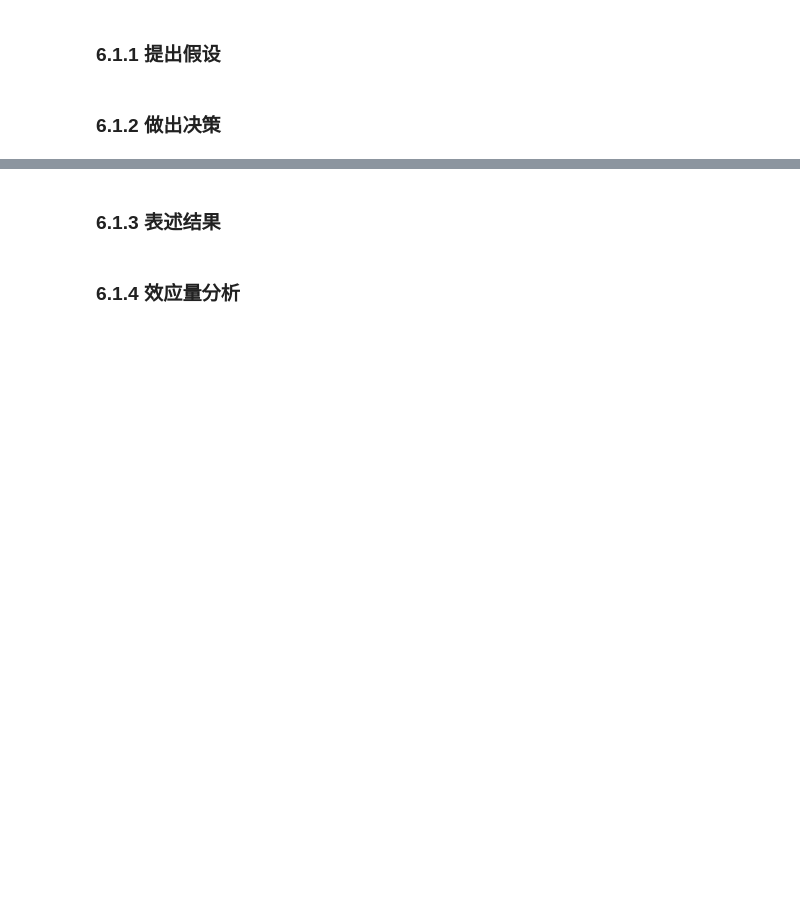
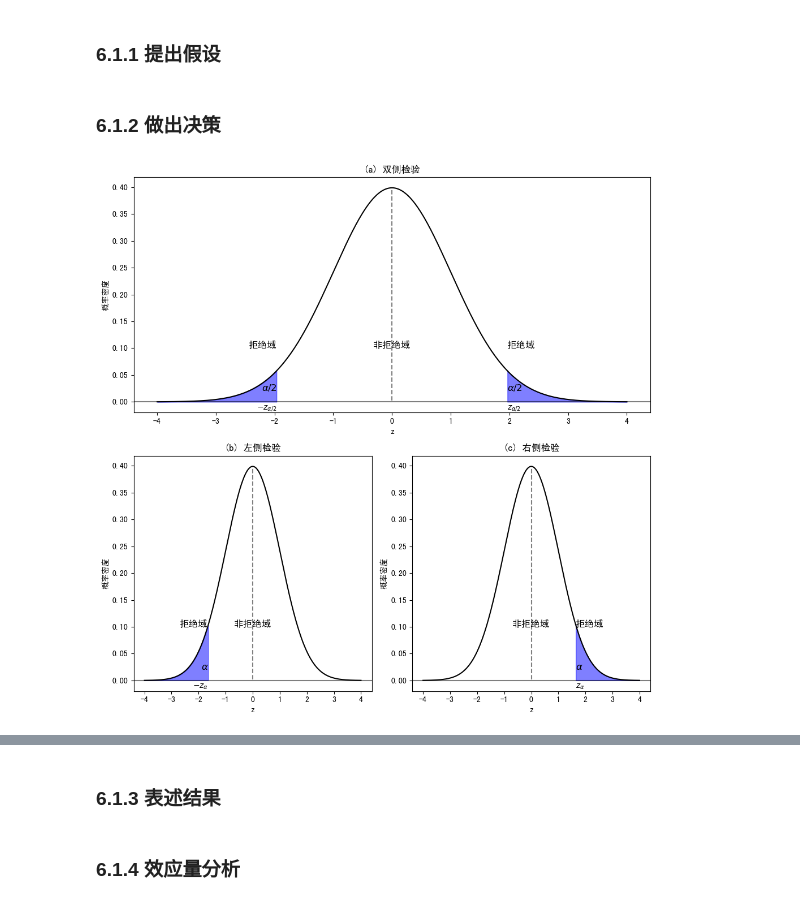
Before and after one commit to z-my-cn/Py4s, a Jupyter notebook: 第6章假设检验.ipynb, the cells around one changed output, grey strips where cells are left out. Saved outputs shown, nothing was run; the diff lists cells and outputs as text; code cells hidden in the pictures; blank space fills up the shorter version.

```diff
--- a/第6章假设检验.ipynb
+++ b/第6章假设检验.ipynb
@@ -6,11 +6,78 @@
 # 本章需要用到的库
 import numpy as np # 导入numpy库
 import pandas as pd # 导入pandas库
-from scipy.stats import ttest_1samp, ttest_rel, norm # 导入假设检验函数: 单样本t检验、配对样本t检验、正态分布
+import matplotlib.pyplot as plt # 导入matplotlib库
+import seaborn as sns # 导入seaborn库
+from scipy.stats import ttest_1samp, ttest_rel # 导入假设检验函数: 单样本t检验、配对样本t检验
+from scipy.stats import norm, chi2, f # 导入分布函数: 正态分布、卡方分布、F分布
+from scipy.stats import shapiro, kstest # 导入假设检验函数: 正态性检验
+import statsmodels.api as sm # 导入statsmodels库
 from statsmodels.stats.weightstats import ztest, ttest_ind # 导入假设检验函数: z检验和独立样本t检验
+
+# 设置初始化
+plt.rcParams['font.sans-serif'] = ['SimHei'] # 用来正常显示中文标签
+plt.rcParams['axes.unicode_minus'] = False # 用来正常显示负号
 # %% [markdown]
 ## 6.1 假设检验的原理
 # %% [markdown]
 ### 6.1.1 提出假设
 # %% [markdown]
 ### 6.1.2 做出决策
+# %%
+# 显著性水平、拒绝域和临界值
+plt.figure(figsize=(10, 10)) # 设置画布大小
+x = np.linspace(-4, 4, 1000) # 生成-4到4之间的1000个点
+y = norm.pdf(x, 0, 1) # 生成标准正态分布的概率密度函数
+alpha = 0.05 # 设置显著性水平
+
+plt.subplot(211) # 设置子图1
+plt.plot(x, y, color='black') # 绘制标准正态分布的概率密度函数
+z1 = norm.ppf(alpha/2, 0, 1) # 计算左侧临界值
+z2 = norm.ppf(1-alpha/2, 0, 1) # 计算右侧临界值
+plt.fill_between(x, y, 0, where=(x<=z1), color='b', alpha=0.5) # 绘制左侧拒绝域
+plt.fill_between(x, y, 0, where=(x>=z2), color='b', alpha=0.5) # 绘制右侧拒绝域
+plt.axvline(x=0, ymin=0.05, ymax=0.95, c='black', linestyle='--', alpha=0.5) # 绘制均值线
+plt.axhline(y=0, c='black', linestyle='-', alpha=0.5) # 绘制底部基线
+plt.text(0, 0.1, '非拒绝域', fontsize=12, ha='center') # 显示非拒绝域
+plt.text(z1, 0.1, '拒绝域', fontsize=12, ha='right') # 显示拒绝域
+plt.text(z1, 0.02, r'$\alpha/2$', fontsize=12, ha='right') # 显示左侧概率
+plt.text(z1, -0.015, r'$-z_{\alpha/2}$', fontsize=10, ha='right') # 显示左侧临界值
+plt.text(z2, 0.1, '拒绝域', fontsize=12, ha='left') # 显示拒绝域
+plt.text(z2, 0.02, r'$\alpha/2$', fontsize=12, ha='left') # 显示右侧概率
+plt.text(z2, -0.015, r'$z_{\alpha/2}$', fontsize=10, ha='left') # 显示右侧临界值
+plt.xlabel('z') # 设置x轴标签
+plt.ylabel('概率密度') # 设置y轴标签
+plt.title('(a) 双侧检验') # 设置标题
+
+plt.subplot(223) # 设置子图2
+plt.plot(x, y, color='black') # 绘制标准正态分布的概率密度函数
+z = norm.ppf(alpha, 0, 1) # 计算临界值
+plt.fill_between(x, y, 0, where=(x<=z), color='b', alpha=0.5) # 绘制拒绝域
+plt.axvline(x=0, ymin=0.05, ymax=0.95, c='black', linestyle='--', alpha=0.5) # 绘制均值线
+plt.axhline(y=0, c='black', linestyle='-', alpha=0.5) # 绘制底部基线
+plt.text(0, 0.1, '非拒绝域', fontsize=12, ha='center') # 显示非拒绝域
+plt.text(z, 0.1, '拒绝域', fontsize=12, ha='right') # 显示拒绝域
+plt.text(z, 0.02, r'$\alpha$', fontsize=12, ha='right') # 显示概率
+plt.text(z, -0.015, r'$-z_{\alpha}$', fontsize=10, ha='right') # 显示临界值
+plt.xlabel('z') # 设置x轴标签
+plt.ylabel('概率密度') # 设置y轴标签
+plt.title('(b) 左侧检验') # 设置标题
+
+plt.subplot(224) # 设置子图3
+plt.plot(x, y, color='black') # 绘制标准正态分布的概率密度函数
+z = norm.ppf(1-alpha, 0, 1) # 计算临界值
+plt.fill_between(x, y, 0, where=(x>=z), color='b', alpha=0.5) # 绘制拒绝域
+plt.axvline(x=0, ymin=0.05, ymax=0.95, c='black', linestyle='--', alpha=0.5) # 绘制均值线
+plt.axhline(y=0, c='black', linestyle='-', alpha=0.5) # 绘制底部基线
+plt.text(0, 0.1, '非拒绝域', fontsize=12, ha='center') # 显示非拒绝域
+plt.text(z, 0.1, '拒绝域', fontsize=12, ha='left') # 显示拒绝域
+plt.text(z, 0.02, r'$\alpha$', fontsize=12, ha='left') # 显示概率
+plt.text(z, -0.015, r'$z_{\alpha}$', fontsize=10, ha='left') # 显示临界值
+plt.xlabel('z') # 设置x轴标签
+plt.ylabel('概率密度') # 设置y轴标签
+plt.title('(c) 右侧检验') # 设置标题
+
+plt.tight_layout() # 设置子图的间距
+plt.show() # 显示图像
+# %% [output]
+[figure, added]
```
Also changed, not shown: parts of 80 cells of this notebook.
